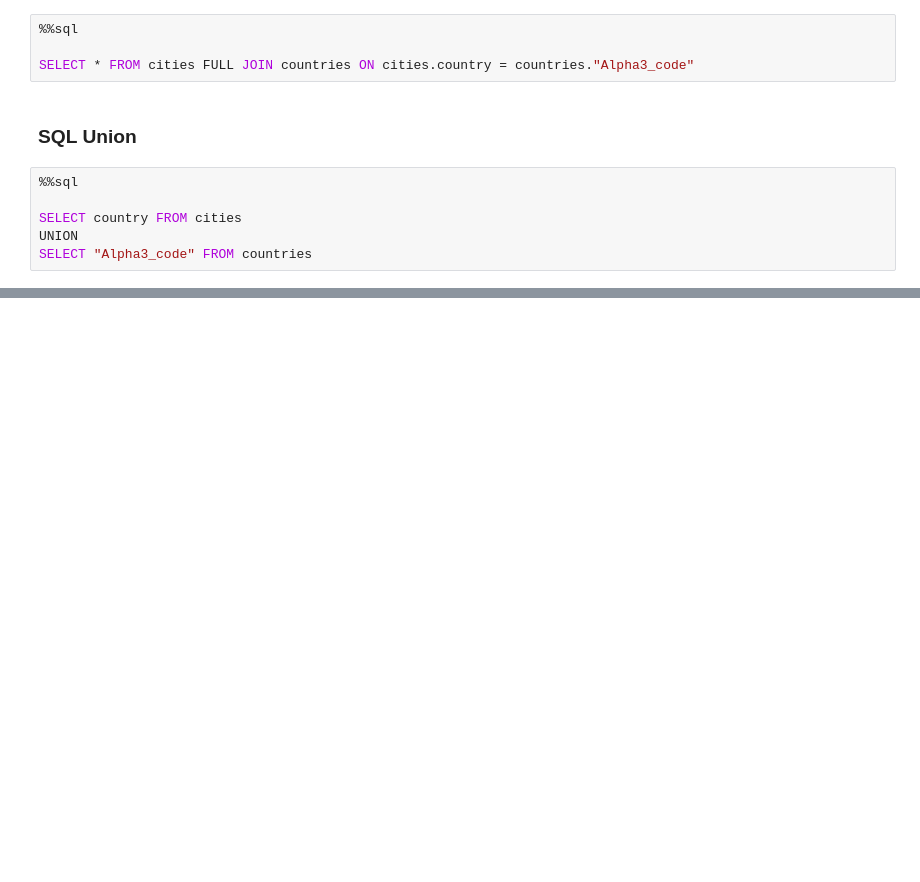
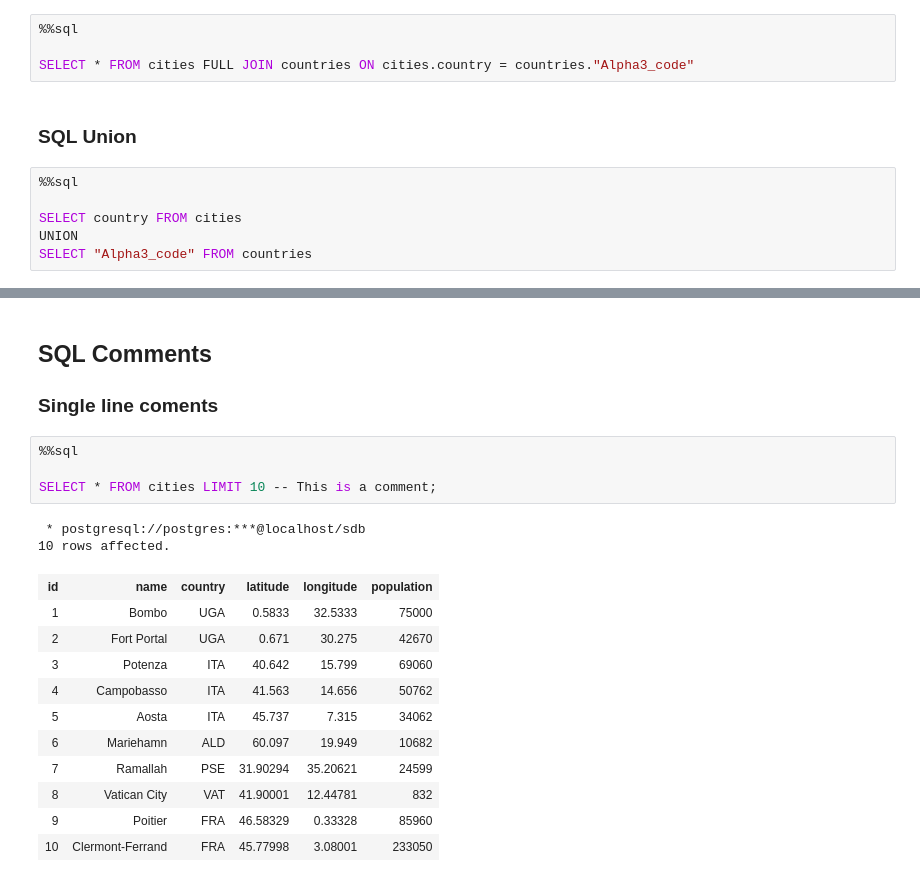
Before and after one commit to giswqs/postgis, a Jupyter notebook: _sources/chapters/sql_basics.ipynb, the cells around one changed output, grey strips where cells are left out. Cells and saved outputs as stored; diff of their text form; blank space fills up the shorter version.

```diff
--- a/_sources/chapters/sql_basics.ipynb
+++ b/_sources/chapters/sql_basics.ipynb
@@ -175,0 +439,22 @@ SELECT "Alpha3_code" FROM countries
+# %% [markdown]
+## SQL Comments
+
+### Single line coments
+# %%
+%%sql
+
+SELECT * FROM cities LIMIT 10 -- This is a comment;
+# %% [output]
+ * postgresql://postgres:***@localhost/sdb
+10 rows affected.
+| id | name | country | latitude | longitude | population |
+| 1 | Bombo | UGA | 0.5833 | 32.5333 | 75000 |
+| 2 | Fort Portal | UGA | 0.671 | 30.275 | 42670 |
+| 3 | Potenza | ITA | 40.642 | 15.799 | 69060 |
+| 4 | Campobasso | ITA | 41.563 | 14.656 | 50762 |
+| 5 | Aosta | ITA | 45.737 | 7.315 | 34062 |
+| 6 | Mariehamn | ALD | 60.097 | 19.949 | 10682 |
+| 7 | Ramallah | PSE | 31.90294 | 35.20621 | 24599 |
+| 8 | Vatican City | VAT | 41.90001 | 12.44781 | 832 |
+| 9 | Poitier | FRA | 46.58329 | 0.33328 | 85960 |
+| 10 | Clermont-Ferrand | FRA | 45.77998 | 3.08001 | 233050 |
```
Also changed, not shown: parts of 22 cells of this notebook, 15 other files.
